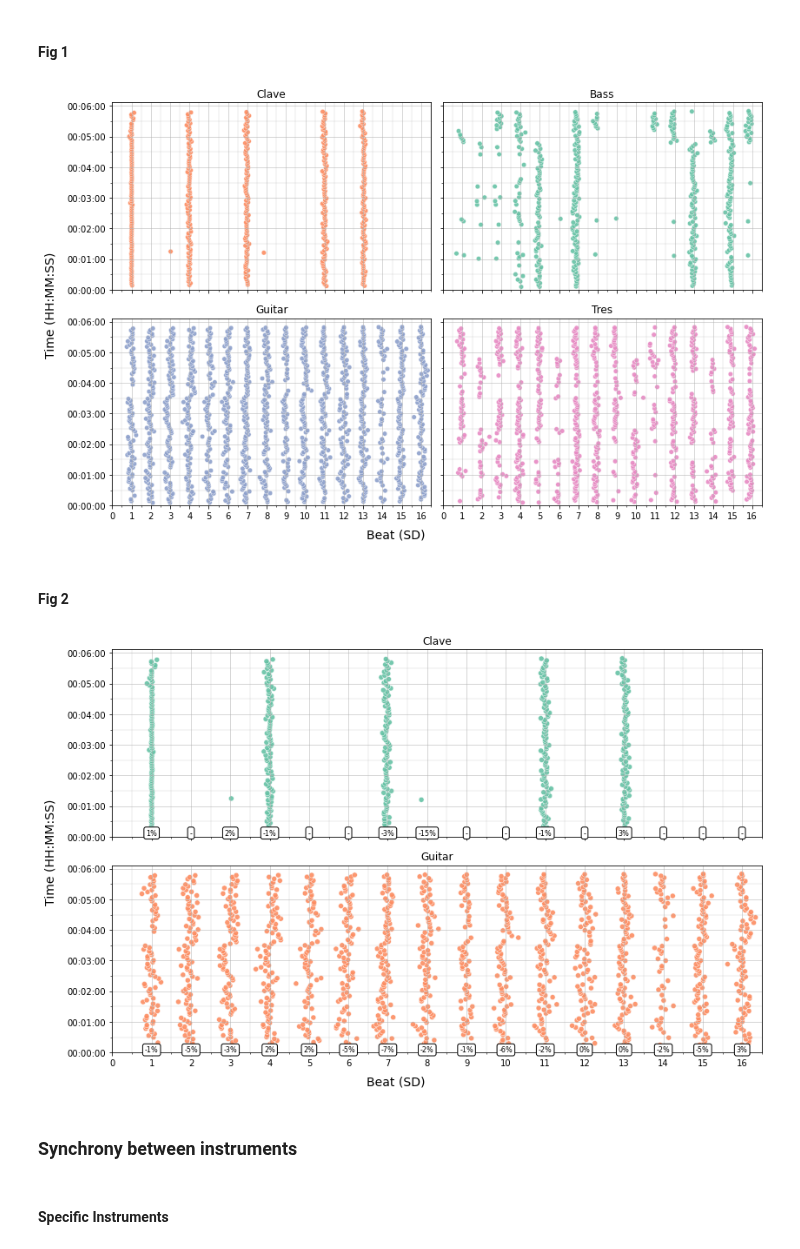
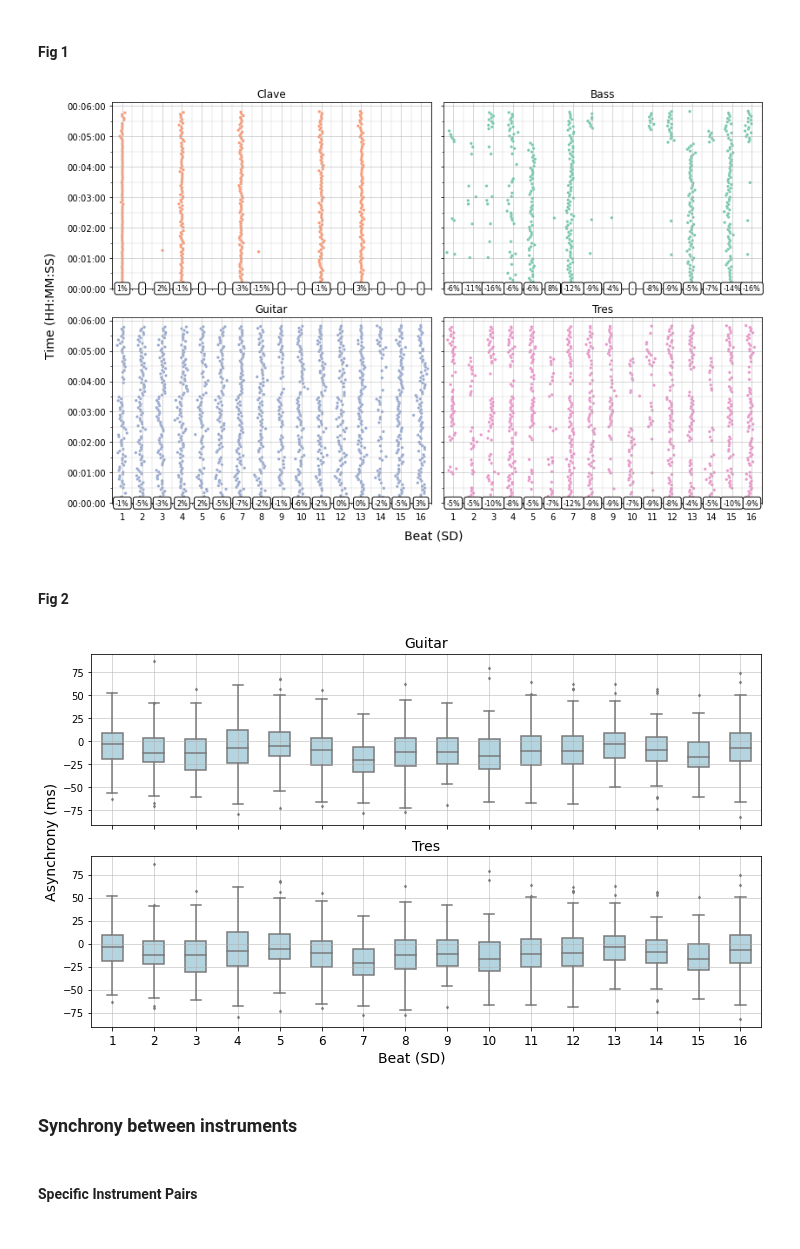
Before and after one commit to satyajeetprabhu/music-sync-internship-upf, a Jupyter notebook: Analysis_Example.ipynb, the cells around one changed output. Saved outputs shown, nothing was run; the diff lists cells and outputs as text; code cells hidden in the pictures.

```diff
--- a/Analysis_Example.ipynb
+++ b/Analysis_Example.ipynb
@@ -52,20 +52,20 @@ instr=['Clave','Bass','Guitar','Tres']
 beat = 'SD'
 virtual = 'Isochronous.SD.Time'
 
-onsetsync.plot_by_beat(df=df, instr=instr, beat=beat, virtual=virtual, pcols=2, griddeviations=False, boxplot=False, colour='lightblue', colourpalette='Set2', pointsize=2.5)
+onsetsync.plot_by_beat(df=df, instr=instr, beat=beat, virtual=virtual, pcols=2, griddeviations=True, colourpalette='Set2')
 # %% [output]
-[figure, old version]
+[figure, new version]
 # %% [markdown]
 #### Fig 2
 # %%
-instr=['Clave','Guitar']
+instr=['Guitar', 'Tres']
 beat = 'SD'
 virtual = 'Isochronous.SD.Time'
 
-onsetsync.plot_by_beat(df=df, instr=instr, beat=beat, virtual=virtual, pcols=1, griddeviations=True, boxplot=False, colour='lightblue', colourpalette='Set2', pointsize=3)
+onsetsync.boxplot_by_beat(df=df, instr=instr, beat=beat, virtual=virtual, pcols=1, color='lightblue')
 # %% [output]
-[figure, old version]
+[figure, new version]
 # %% [markdown]
 ### Synchrony between instruments
 # %% [markdown]
-#### Specific Instruments
+#### Specific Instrument Pairs
```
Also changed, not shown: parts of 9 cells of this notebook.
